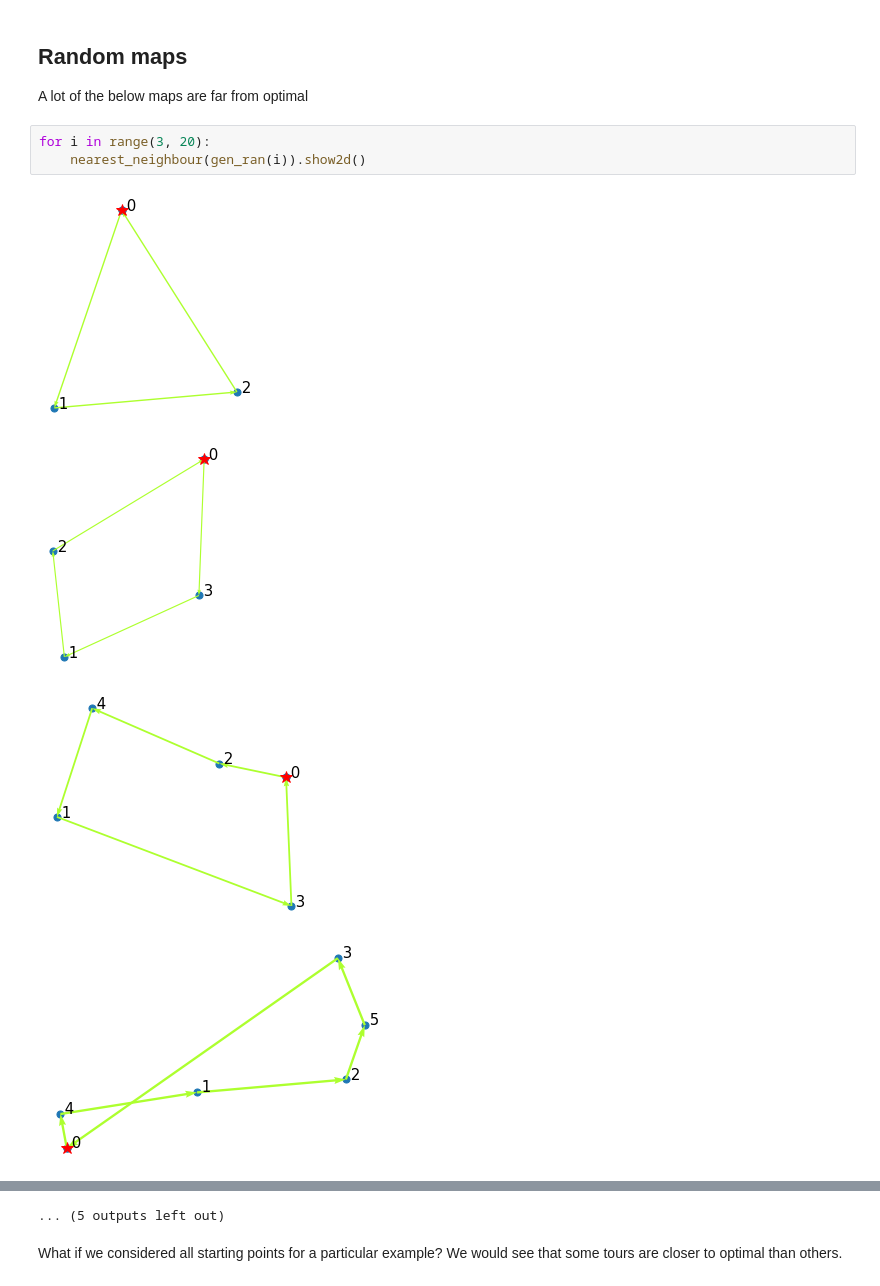
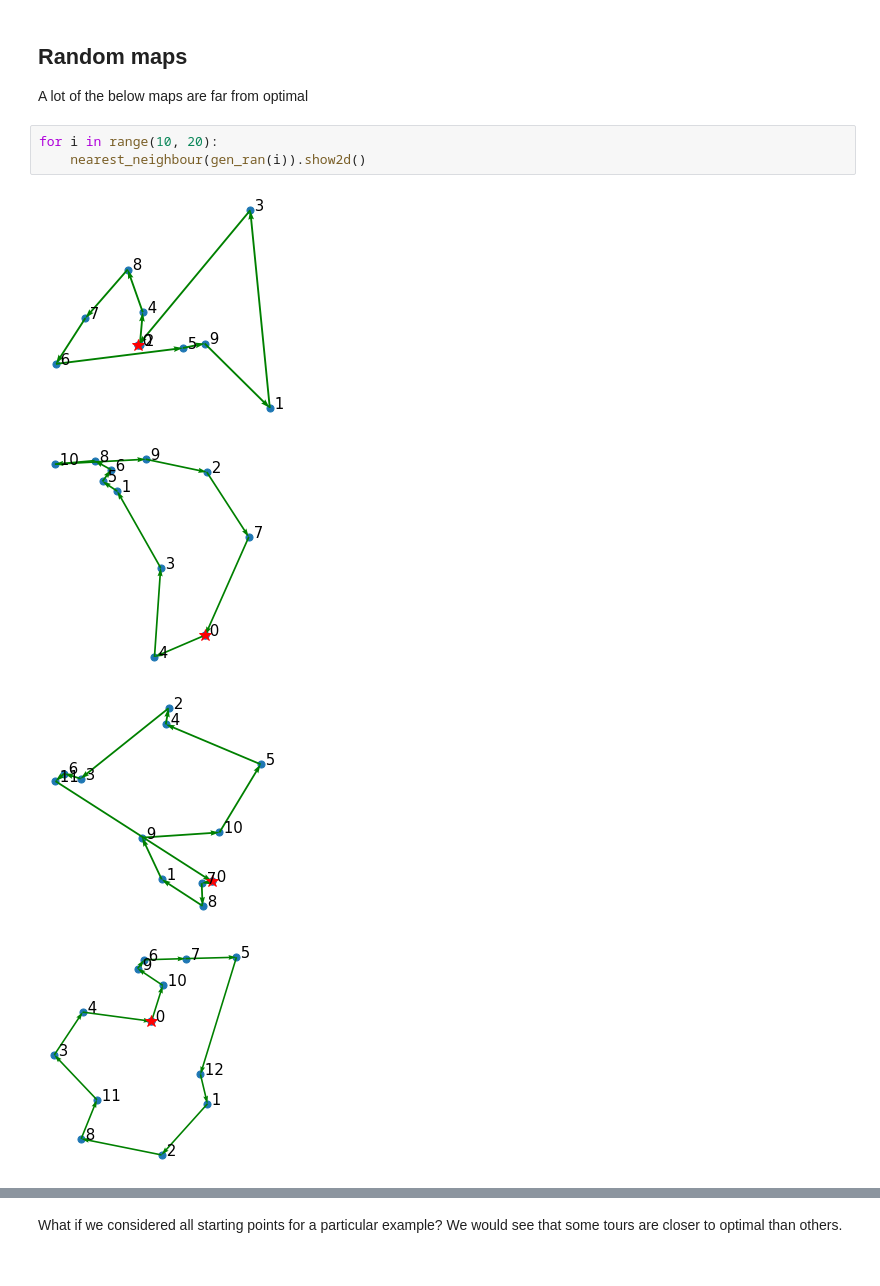
Before and after one commit to Pullabhatla/M2R, a Jupyter notebook: notebooks/neigbour.ipynb, the cells around one changed output, grey strips where cells are left out. Cells and saved outputs as stored; diff of their text form.

```diff
--- a/notebooks/neigbour.ipynb
+++ b/notebooks/neigbour.ipynb
@@ -34,10 +34,10 @@ Time elapsed: 0.002 seconds
 
 A lot of the below maps are far from optimal
 # %%
-for i in range(3, 20):
+for i in range(10, 20):
     nearest_neighbour(gen_ran(i)).show2d()
 # %% [output]
-[figure, old version]
+[figure, new version]
-[figure, old version]
+[figure, new version]
-[figure, old version]
+[figure, new version]
-[figure, old version]
+[figure, new version]
@@ -52,4 +50,3 @@ for i in range(3, 20):
-... (5 outputs left out)
 # %% [markdown]
 What if we considered all starting points for a particular example? We would see that some tours are closer to optimal than others.
 # %%
```
Also changed, not shown: parts of 7 cells of this notebook, 1 other file.
